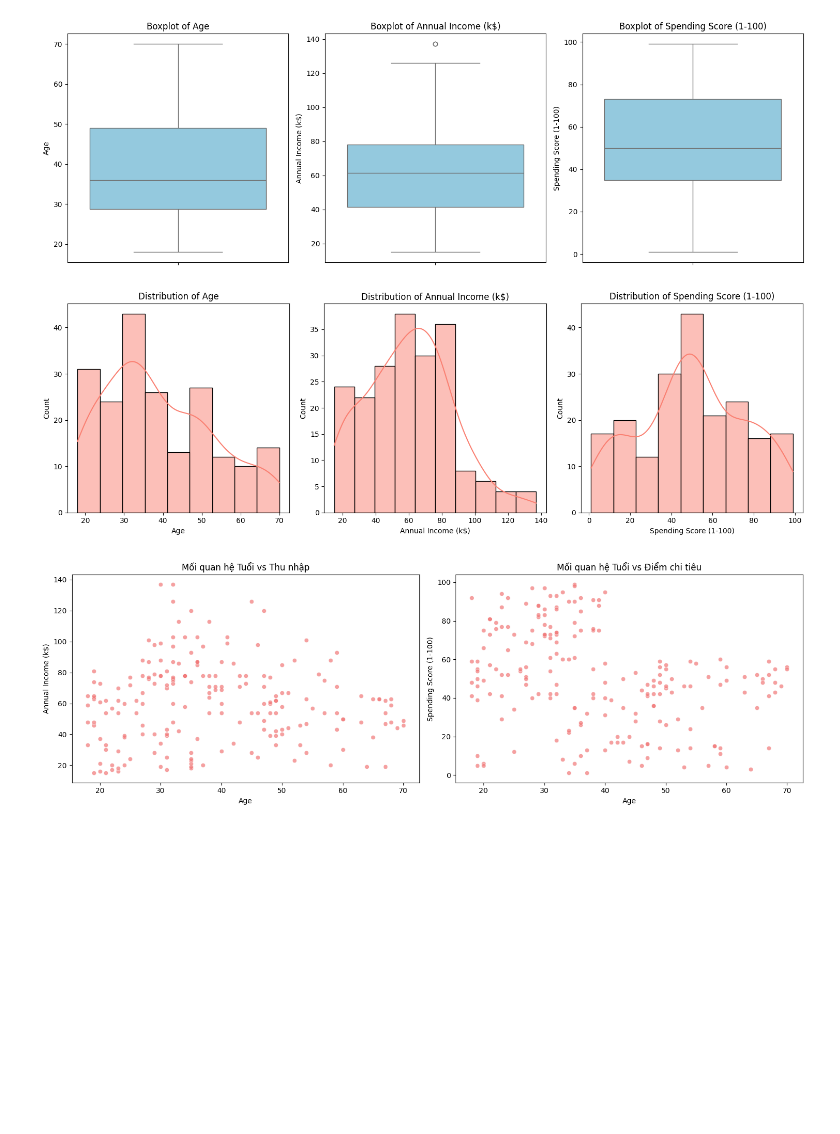
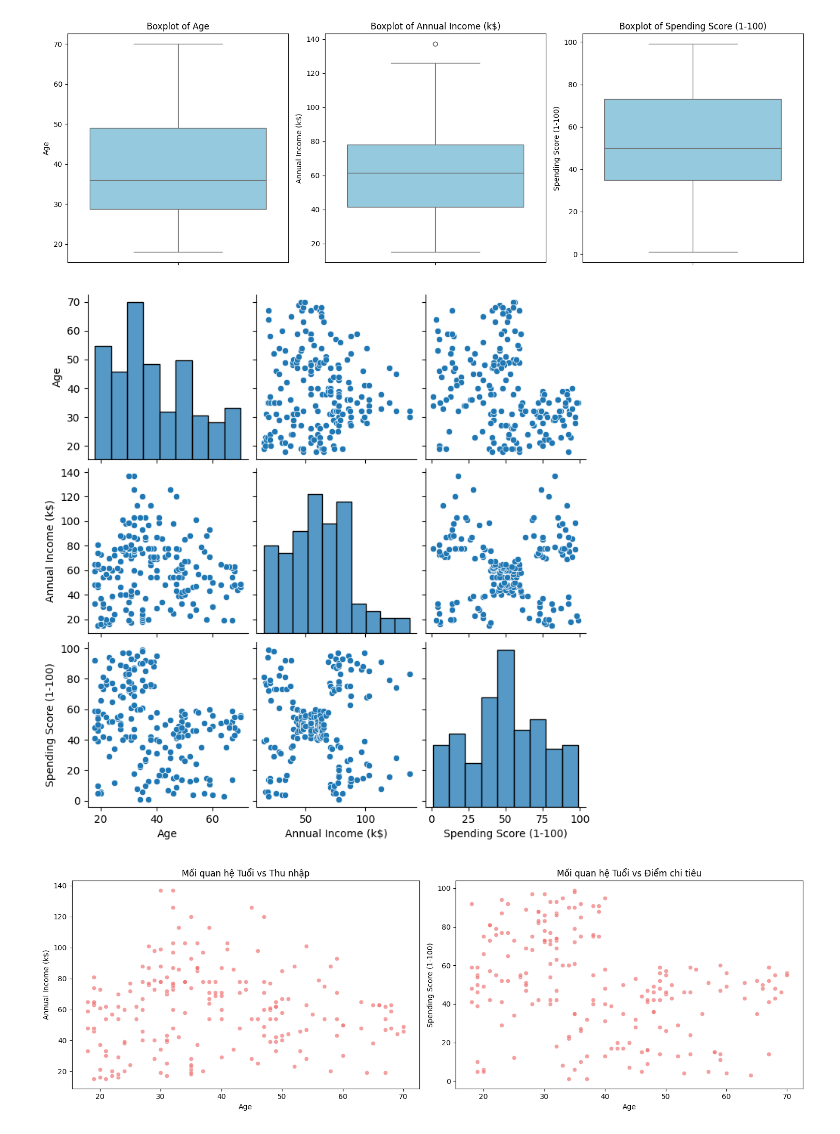
Before and after one commit to KhanhNguyen171/EL_3, a Jupyter notebook: model_v2.ipynb, the cells around one changed output. Cells and saved outputs as stored; diff of their text form; code cells hidden in the pictures; blank space fills up the shorter version.

```diff
--- a/model_v2.ipynb
+++ b/model_v2.ipynb
@@ -52,18 +52,11 @@ plt.tight_layout()
 plt.show()
 # %% [output]
 [figure]
-# %%
-plt.figure(figsize=(15, 5))
-
-for i, col in enumerate(features):
-    plt.subplot(1, 3, i+1)
-    sns.histplot(df[col], kde=True, color='salmon')
-    plt.title(f'Distribution of {col}')
-
-plt.tight_layout()
-plt.show()
-# %% [output]
-[figure, removed]
+# %%
+sns.pairplot(df[['Age', 'Annual Income (k$)', 'Spending Score (1-100)', 'Gender']])
+plt.show()
+# %% [output]
+[figure, added]
 # %%
 plt.figure(figsize=(15, 5))
 
```
Also changed, not shown: parts of 3 cells of this notebook.
